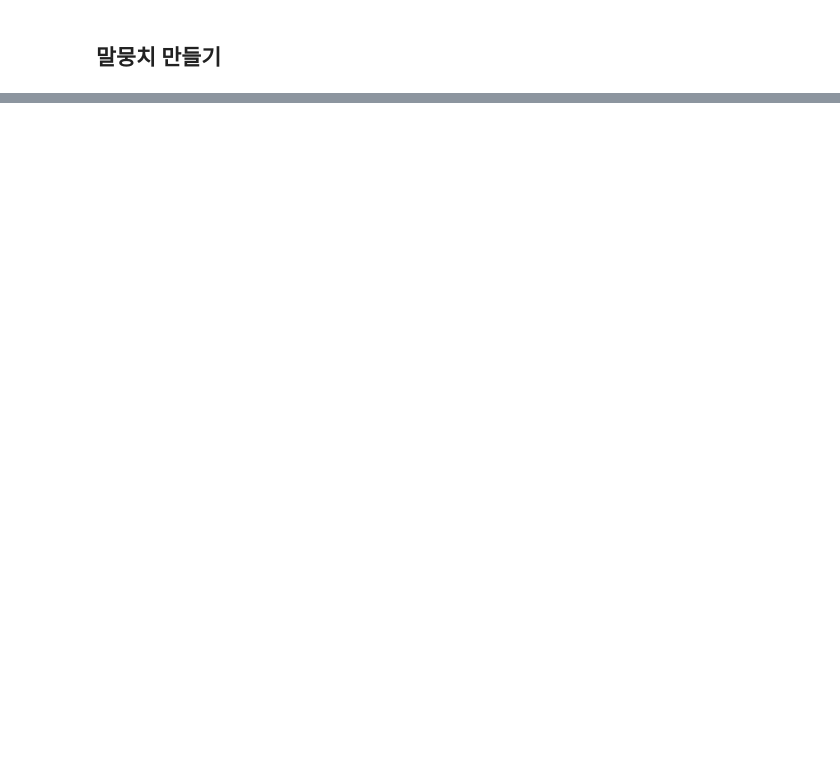
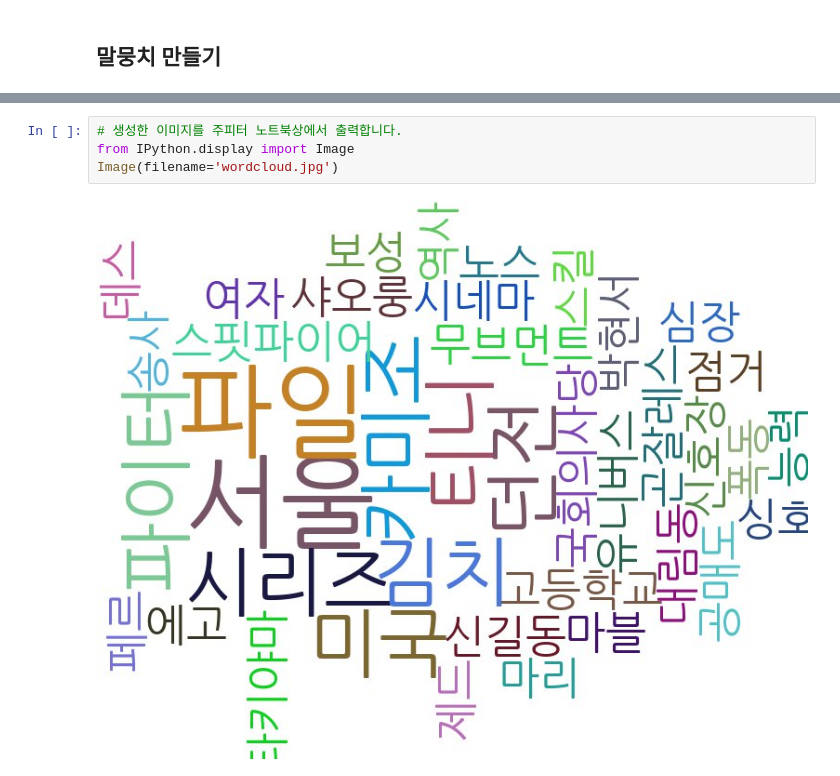
Before and after one commit to HanHyunDo/coding, a Jupyter notebook: 데이터분석 연습/나무위키_분석.ipynb, the cells around one changed output, grey strips where cells are left out. Saved outputs shown, nothing was run; the diff lists cells and outputs as text; blank space fills up the shorter version.

```diff
--- a/데이터분석 연습/나무위키_분석.ipynb
+++ b/데이터분석 연습/나무위키_분석.ipynb
@@ -157,0 +255,6 @@ SystemError: java.nio.file.InvalidPathException: Illegal char <*> at index 61: C
+# %%
+# 생성한 이미지를 주피터 노트북상에서 출력합니다.
+from IPython.display import Image
+Image(filename='wordcloud.jpg')
+# %% [output]
+[figure, added]
```
Also changed, not shown: parts of 18 cells of this notebook, 12 other files.
